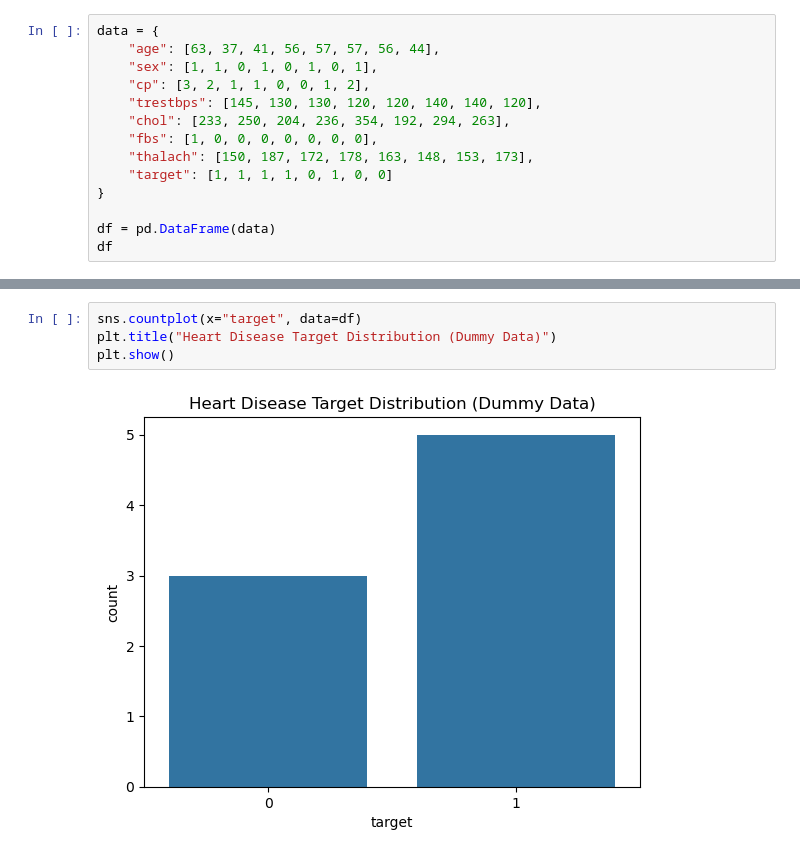
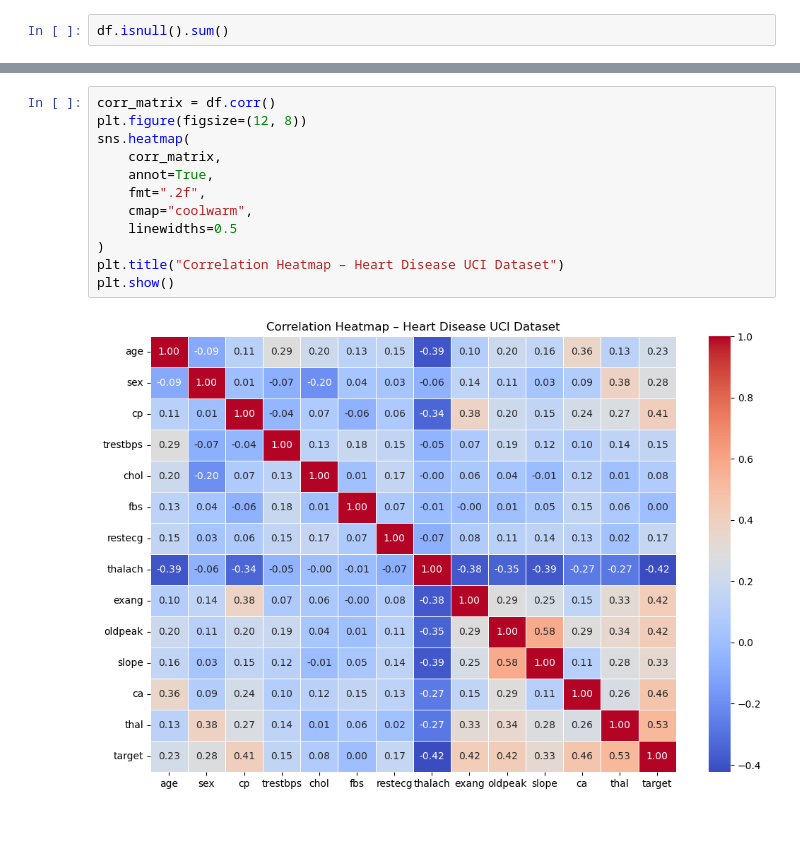
Before and after one commit to Sreelakshmi-mv/heart_disease_eda, a Jupyter notebook: notebooks/hearts_eda.ipynb, the cells around one changed output, grey strips where cells are left out. Drawn from its saved outputs; the diff is of its cells as text; blank space fills up the shorter version.

Commit message:
Update EDA code and correlation heatmap

```diff
--- a/notebooks/hearts_eda.ipynb
+++ b/notebooks/hearts_eda.ipynb
@@ -5,15 +42,3 @@ import seaborn as sns
 # %%
-data = {
-    "age": [63, 37, 41, 56, 57, 57, 56, 44],
-    "sex": [1, 1, 0, 1, 0, 1, 0, 1],
-    "cp": [3, 2, 1, 1, 0, 0, 1, 2],
-    "trestbps": [145, 130, 130, 120, 120, 140, 140, 120],
-    "chol": [233, 250, 204, 236, 354, 192, 294, 263],
-    "fbs": [1, 0, 0, 0, 0, 0, 0, 0],
-    "thalach": [150, 187, 172, 178, 163, 148, 153, 173],
-    "target": [1, 1, 1, 1, 0, 1, 0, 0]
-}
-
-df = pd.DataFrame(data)
-df
+df.isnull().sum()
 # %% [output]
@@ -75,6 +92,14 @@ dtype: int64
 # %%
-sns.countplot(x="target", data=df)
-plt.title("Heart Disease Target Distribution (Dummy Data)")
+corr_matrix = df.corr()
+plt.figure(figsize=(12, 8))
+sns.heatmap(
+    corr_matrix,
+    annot=True,
+    fmt=".2f",
+    cmap="coolwarm",
+    linewidths=0.5
+)
+plt.title("Correlation Heatmap – Heart Disease UCI Dataset")
 plt.show()
 # %% [output]
-[figure, old version]
+[figure, new version]
```
Also changed, not shown: parts of 9 cells of this notebook.
